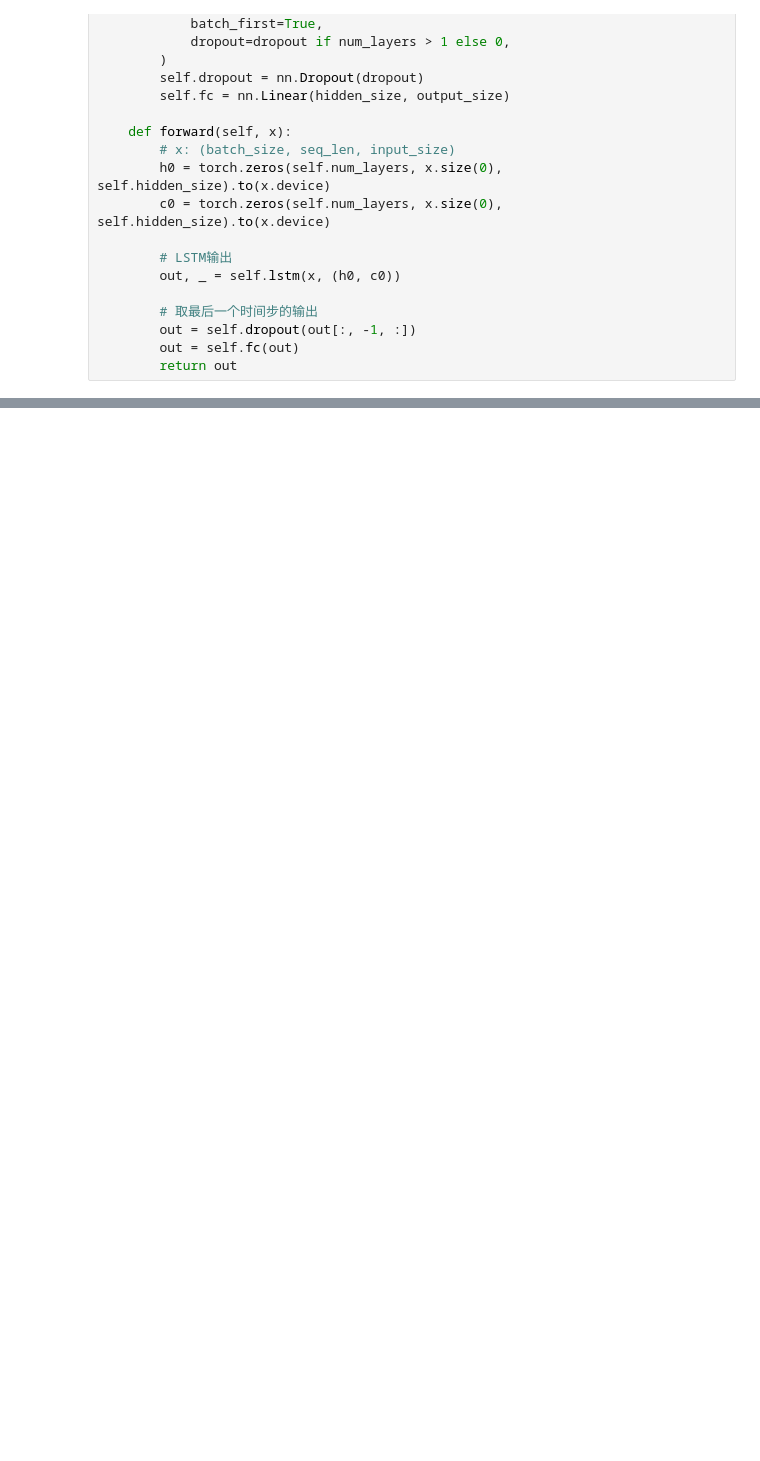
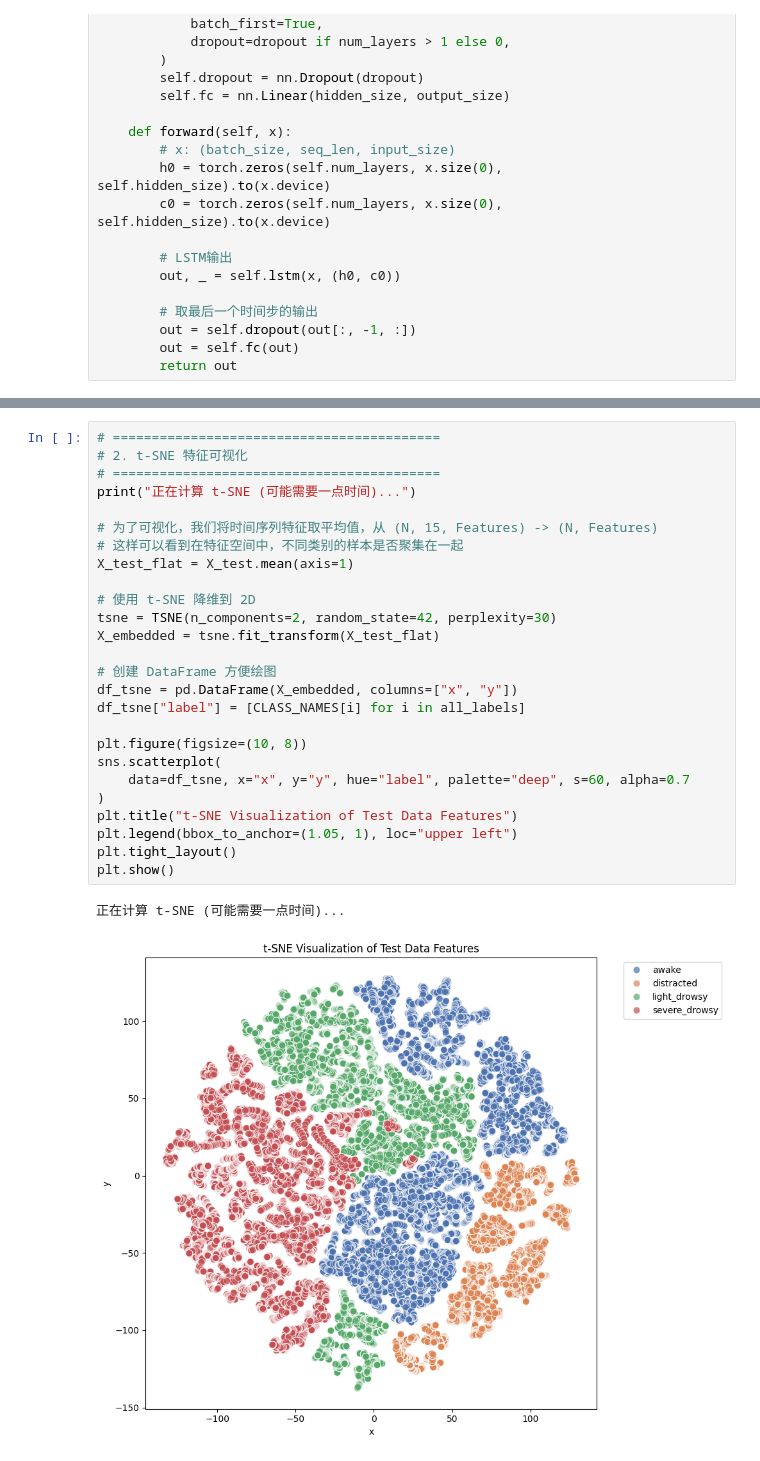
Before and after one commit to George-Zheng-1013/driver-drowsiness-detection, a Jupyter notebook: with_lstm/mediapipe_lstm.ipynb, the cells around one changed output, grey strips where cells are left out. Saved outputs shown, nothing was run; the diff lists cells and outputs as text; blank space fills up the shorter version.

```diff
--- a/with_lstm/mediapipe_lstm.ipynb
+++ b/with_lstm/mediapipe_lstm.ipynb
@@ -560,0 +540,29 @@ severe_drowsy       1.00      1.00      1.00     19779
+# %%
+# ==========================================
+# 2. t-SNE 特征可视化
+# ==========================================
+print("正在计算 t-SNE (可能需要一点时间)...")
+
+# 为了可视化，我们将时间序列特征取平均值，从 (N, 15, Features) -> (N, Features)
+# 这样可以看到在特征空间中，不同类别的样本是否聚集在一起
+X_test_flat = X_test.mean(axis=1)
+
+# 使用 t-SNE 降维到 2D
+tsne = TSNE(n_components=2, random_state=42, perplexity=30)
+X_embedded = tsne.fit_transform(X_test_flat)
+
+# 创建 DataFrame 方便绘图
+df_tsne = pd.DataFrame(X_embedded, columns=["x", "y"])
+df_tsne["label"] = [CLASS_NAMES[i] for i in all_labels]
+
+plt.figure(figsize=(10, 8))
+sns.scatterplot(
+    data=df_tsne, x="x", y="y", hue="label", palette="deep", s=60, alpha=0.7
+)
+plt.title("t-SNE Visualization of Test Data Features")
+plt.legend(bbox_to_anchor=(1.05, 1), loc="upper left")
+plt.tight_layout()
+plt.show()
+# %% [output]
+正在计算 t-SNE (可能需要一点时间)...
+[figure, added]
```
Also changed, not shown: parts of 15 cells of this notebook, 7 other files.
